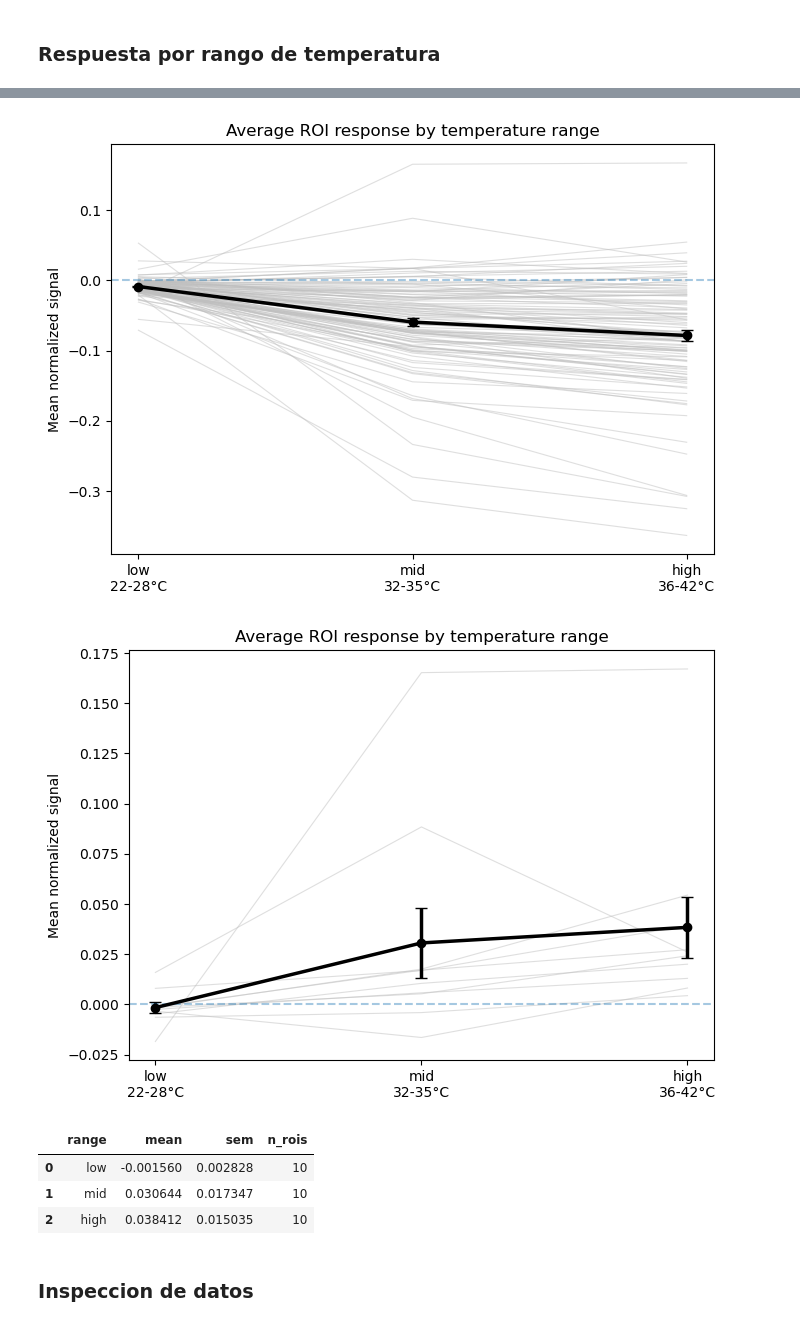
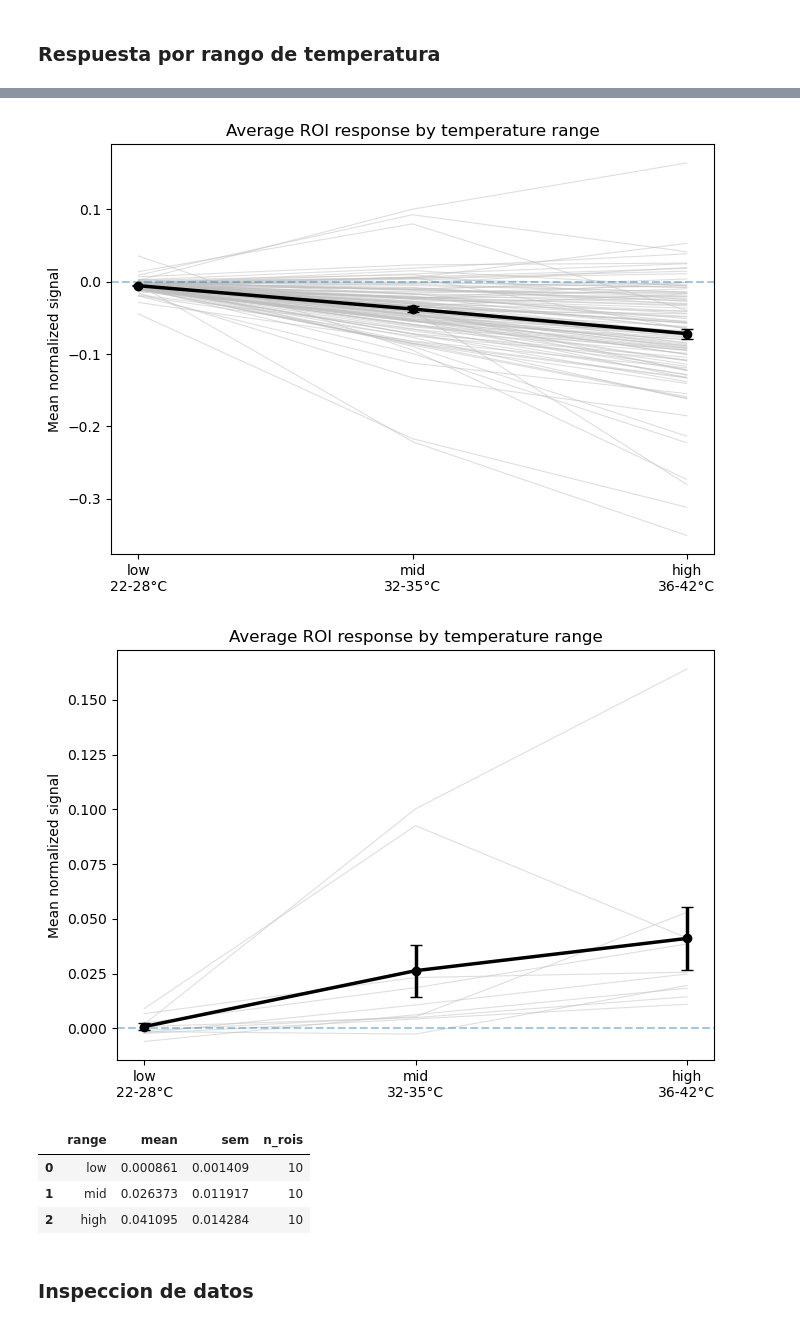
Before and after one commit to Gfernandezv/CBIB_ttl_fluo_sync, a Jupyter notebook: notebooks/01_preprocessing.ipynb, the cells around one changed output, grey strips where cells are left out. Saved outputs shown, nothing was run; the diff lists cells and outputs as text; code cells hidden in the pictures.

```diff
--- a/notebooks/01_preprocessing.ipynb
+++ b/notebooks/01_preprocessing.ipynb
@@ -234,7 +272,7 @@ Filas graficadas: 5500
 ### Respuesta por rango de temperatura
 # %%
 trend_results = ttl.analyze_temp_trends(
-    df_analysis,
+    df_analysis_clean,
     phase="cooling",
     temp_ranges=temp_ranges,
     value_col="NormSignal",
@@ -262,10 +300,10 @@ ROIs seleccionadas con tendencia stable: 10 / 110
 ROIs seleccionadas con tendencia insufficient: 0 / 110
-[figure, old version]
+[figure, new version]
-[figure, old version]
+[figure, new version]
 |  | range | mean | sem | n_rois |
-| 0 | low | -0.001560 | 0.002828 | 10 |
-| 1 | mid | 0.030644 | 0.017347 | 10 |
-| 2 | high | 0.038412 | 0.015035 | 10 |
+| 0 | low | 0.000861 | 0.001409 | 10 |
+| 1 | mid | 0.026373 | 0.011917 | 10 |
+| 2 | high | 0.041095 | 0.014284 | 10 |
 # %% [markdown]
 ### Inspeccion de datos
 # %%
```
Also changed, not shown: parts of 8 cells of this notebook, 1 other file.
